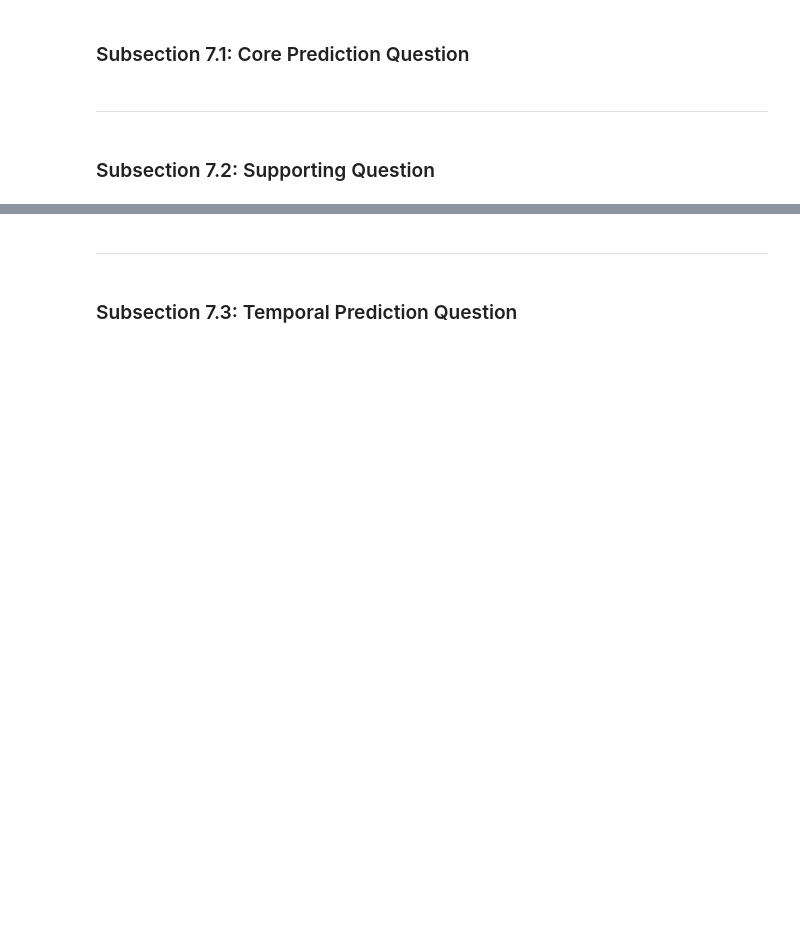
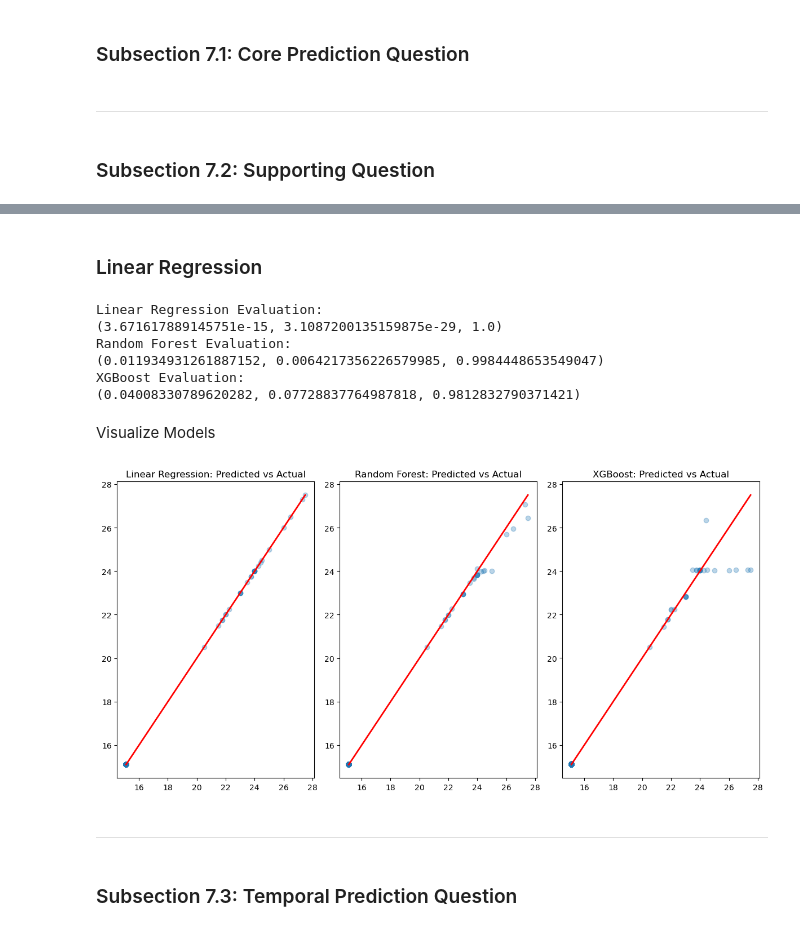
Before and after one commit to vishalival/eneres131-final-proj, a Jupyter notebook: final_notebook.ipynb, the cells around one changed output, grey strips where cells are left out. Cells and saved outputs as stored; diff of their text form; code cells hidden in the pictures; blank space fills up the shorter version.

```diff
--- a/final_notebook.ipynb
+++ b/final_notebook.ipynb
@@ -58,0 +724,19 @@ Team Members: Nidhi Nayak, Vishali Kirthi Vallioor, Damaris Arteaga, Timothy Zhe
+# %%
+X_train, X_test = train_data[features + ['DO_lag1', 'Temp_lag1', 'Turb_lag1', 'pH_lag1']], test_data[features + ['DO_lag1', 'Temp_lag1', 'Turb_lag1', 'pH_lag1']]
+y_train, y_test = train_data[target], test_data[target]
+# %% [markdown]
+### Linear Regression
+# %%
+lin_reg = LinearRegression()
+lin_reg.fit(X_train, y_train)
+y_pred_lin_reg = lin_reg.predict(X_test)
+# %%
+# Model 2: Random Forest Regressor
+rf_regressor = RandomForestRegressor(n_estimators=100, random_state=42)
+rf_regressor.fit(X_train, y_train)
+y_pred_rf = rf_regressor.predict(X_test)
+# %%
+# Model 3: XGBoost Regressor
+xgb_regressor = XGBRegressor(n_estimators=100, random_state=42)
+xgb_regressor.fit(X_train, y_train)
+y_pred_xgb = xgb_regressor.predict(X_test)
@@ -59,3 +749,50 @@ Team Members: Nidhi Nayak, Vishali Kirthi Vallioor, Damaris Arteaga, Timothy Zhe
+# %%
+print("Linear Regression Evaluation:")
+print(evaluate_model(y_test, y_pred_lin_reg))
+
+print("Random Forest Evaluation:")
+print(evaluate_model(y_test, y_pred_rf))
+
+print("XGBoost Evaluation:")
+print(evaluate_model(y_test, y_pred_xgb))
+# %% [output]
+Linear Regression Evaluation:
+(3.671617889145751e-15, 3.1087200135159875e-29, 1.0)
+Random Forest Evaluation:
+(0.011934931261887152, 0.0064217356226579985, 0.9984448653549047)
+XGBoost Evaluation:
+(0.04008330789620282, 0.07728837764987818, 0.9812832790371421)
+# %% [markdown]
+Visualize Models
+# %%
+linear_pred = lin_reg.predict(X_test)
+rf_pred = rf_regressor.predict(X_test)
+xgb_pred = xgb_regressor.predict(X_test)
+
+plt.figure(figsize=(12, 6))
+
+# Linear Regression
+plt.subplot(1, 3, 1)
+plt.scatter(y_test, linear_pred, alpha=0.3)
+plt.plot([y_test.min(), y_test.max()], [y_test.min(), y_test.max()], color='red', lw=2)
+plt.title('Linear Regression: Predicted vs Actual')
+
+# Random Forest
+plt.subplot(1, 3, 2)
+plt.scatter(y_test, rf_pred, alpha=0.3)
+plt.plot([y_test.min(), y_test.max()], [y_test.min(), y_test.max()], color='red', lw=2)
+plt.title('Random Forest: Predicted vs Actual')
+
+# XGBoost
+plt.subplot(1, 3, 3)
+plt.scatter(y_test, xgb_pred, alpha=0.3)
+plt.plot([y_test.min(), y_test.max()], [y_test.min(), y_test.max()], color='red', lw=2)
+plt.title('XGBoost: Predicted vs Actual')
+
+plt.tight_layout()
+plt.show()
+# %% [output]
+[figure, added]
 # %% [markdown]
 ---
 # %% [markdown]
```
Also changed, not shown: parts of 46 cells of this notebook.
